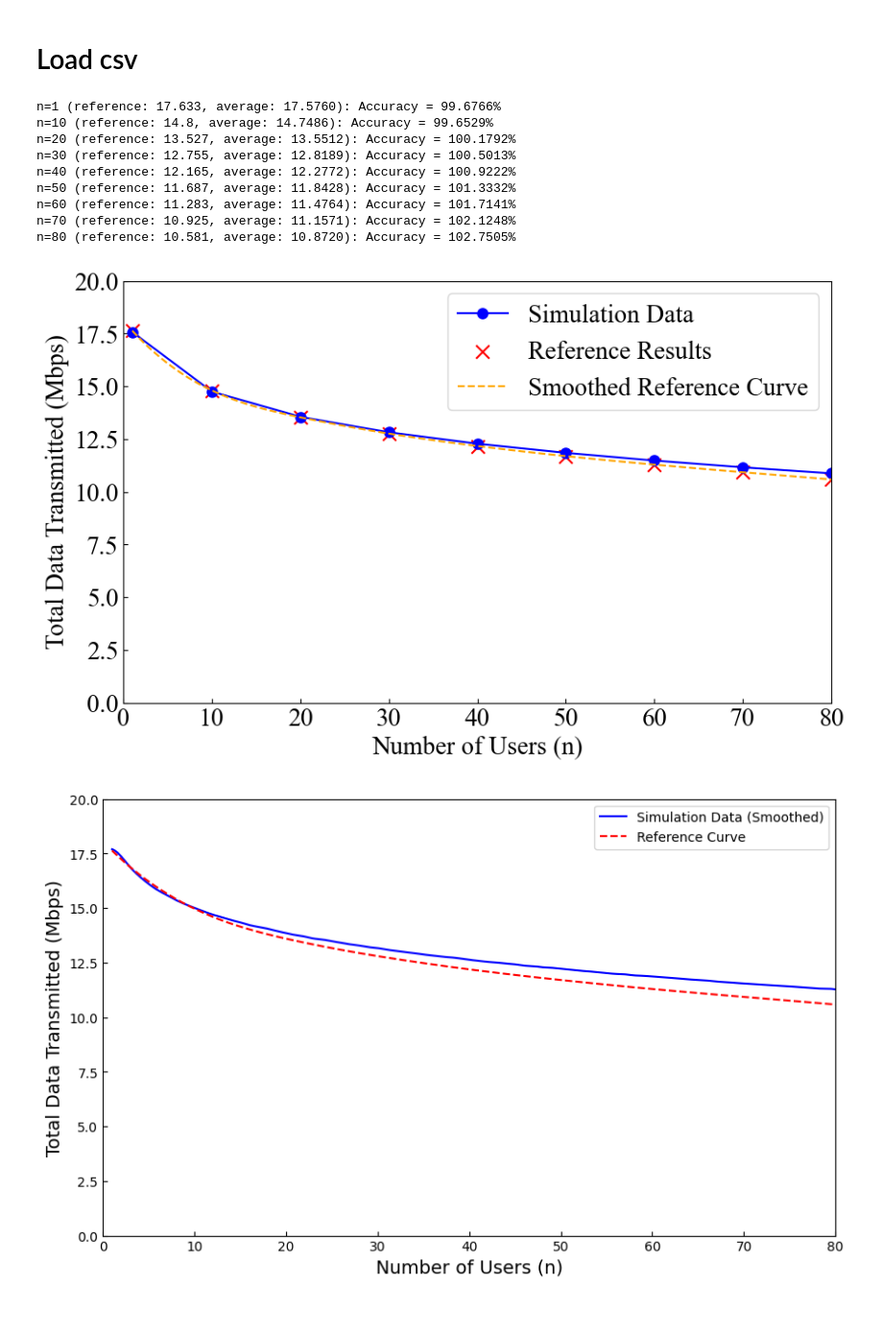
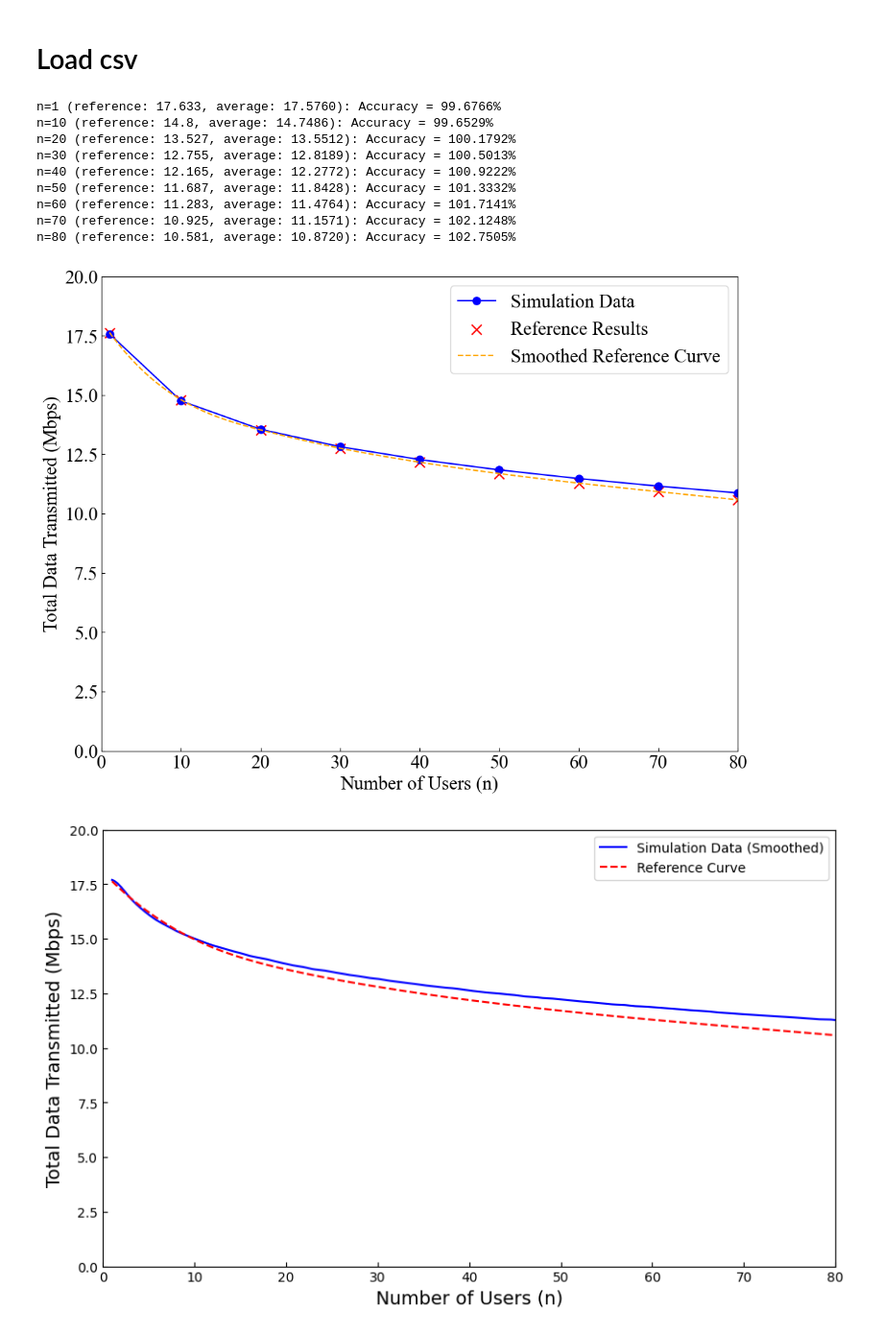
Before and after one commit to ShitaLab-TMCIT/IEEE802.11simulator, a Jupyter notebook: main.ipynb, the cells around one changed output. Shown at 96% size. Drawn from its saved outputs; the diff is of its cells as text; code cells hidden in the pictures.

```diff
--- a/main.ipynb
+++ b/main.ipynb
@@ -196,40 +196,40 @@ smooth_means = make_interp_spline(n_array, means)(n_smooth)
 smooth_reference = make_interp_spline(n_array, reference_results)(n_smooth)
 
 # グラフの描画
-plt.figure(figsize=(10, 6))
+plt.figure(figsize=(12, 9))
 plt.ylim(0, 20)
 plt.xlim(0, 80)
 
 plt.rcParams['xtick.direction'] = 'in'
 plt.rcParams['ytick.direction'] = 'in'
 
 # シミュレーションデータのプロット
 plt.plot(n_values, means, marker='o', label='Simulation Data', color='blue', markersize=8)
 
 # 参照データのプロット
 plt.scatter(n_values, reference_results, color='red', marker='x', label='Reference Results', s=110)
 plt.plot(n_smooth, smooth_reference, color='orange', linestyle='--', label='Smoothed Reference Curve')
 
 # 軸ラベルに Times New Roman フォントを適用
 plt.xlabel('Number of Users (n)', fontproperties=times_new_roman, fontsize=20)
 plt.ylabel('Total Data Transmitted (Mbps)', fontproperties=times_new_roman, fontsize=20)
 plt.tick_params(axis='both', labelsize=20)
 
 
 # 凡例に Times New Roman フォントを適用
 plt.legend(fontsize=20)
 plt.show()
 # %% [output]
 n=1 (reference: 17.633, average: 17.5760): Accuracy = 99.6766%
 n=10 (reference: 14.8, average: 14.7486): Accuracy = 99.6529%
 n=20 (reference: 13.527, average: 13.5512): Accuracy = 100.1792%
 n=30 (reference: 12.755, average: 12.8189): Accuracy = 100.5013%
 n=40 (reference: 12.165, average: 12.2772): Accuracy = 100.9222%
 n=50 (reference: 11.687, average: 11.8428): Accuracy = 101.3332%
 n=60 (reference: 11.283, average: 11.4764): Accuracy = 101.7141%
 n=70 (reference: 10.925, average: 11.1571): Accuracy = 102.1248%
 n=80 (reference: 10.581, average: 10.8720): Accuracy = 102.7505%
-[figure, old version]
+[figure, new version]
 # %%
 import matplotlib.pyplot as plt
 import numpy as np
```
Also changed, not shown: parts of 1 cell of this notebook, 15 other files.
